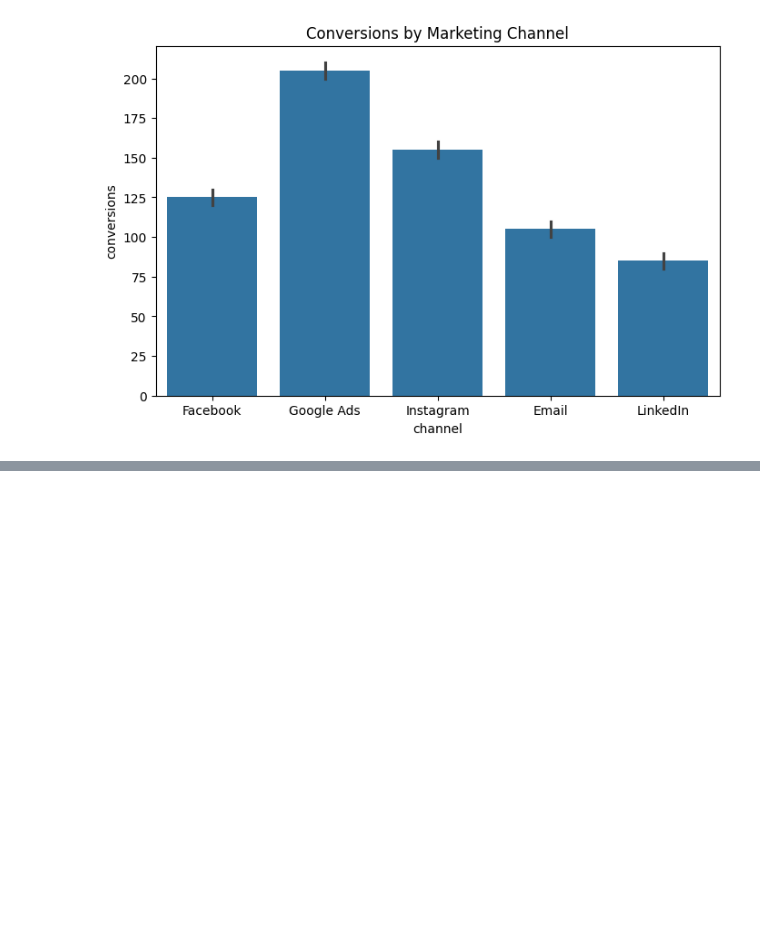
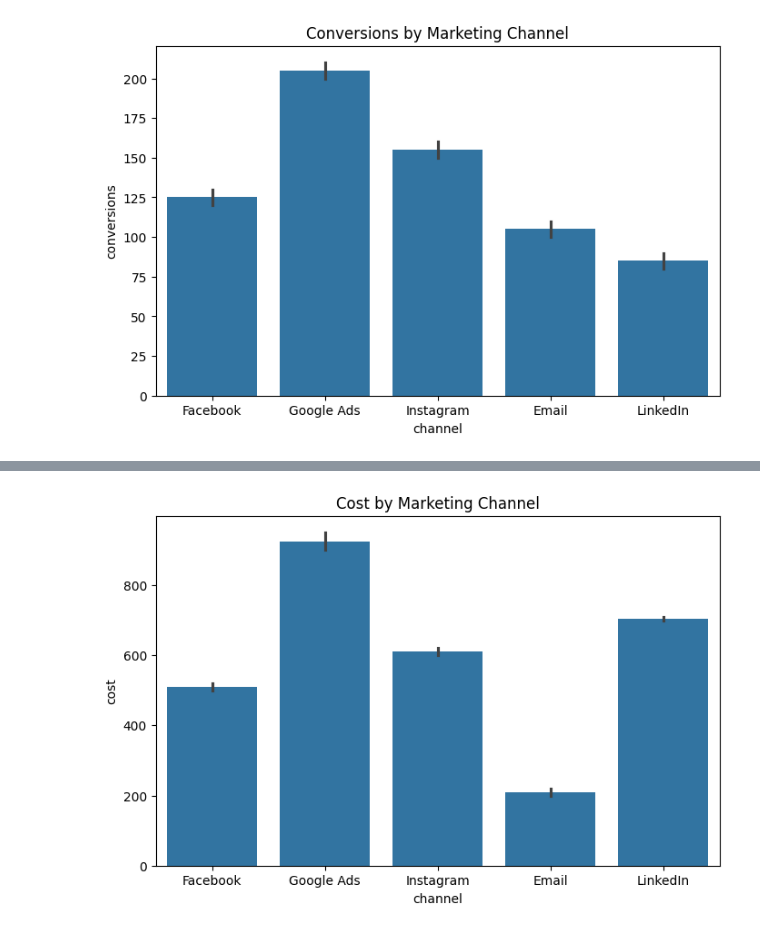
Before and after one commit to Yaswanth-23/marketing-campaign-analytics, a Jupyter notebook: notebooks/campaign_analysis.ipynb, the cells around one changed output, grey strips where cells are left out. Cells and saved outputs as stored; diff of their text form; code cells hidden in the pictures; blank space fills up the shorter version.

```diff
--- a/notebooks/campaign_analysis.ipynb
+++ b/notebooks/campaign_analysis.ipynb
@@ -75,0 +123,9 @@ plt.show()
+# %%
+plt.figure(figsize=(8,5))
+sns.barplot(x="channel", y="cost", data=data)
+
+plt.title("Cost by Marketing Channel")
+plt.savefig("../visuals/cost_by_channel.png")
+plt.show()
+# %% [output]
+[figure, added]
```
Also changed, not shown: parts of 8 cells of this notebook, 4 other files.
